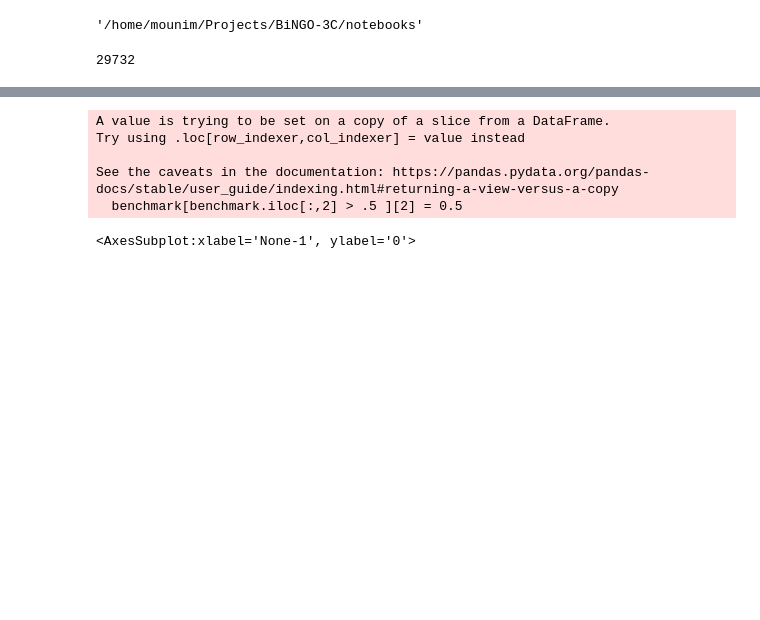
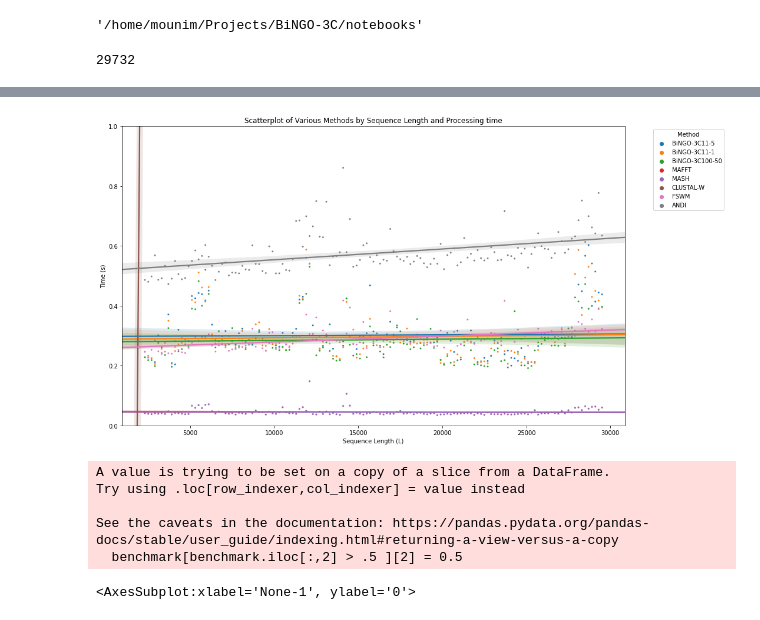
Before and after one commit to mouneem/BiNGO-3C, a Jupyter notebook: notebooks/workflow/Benchmark.ipynb, the cells around one changed output, grey strips where cells are left out. Saved outputs shown, nothing was run; the diff lists cells and outputs as text; code cells hidden in the pictures; blank space fills up the shorter version.

```diff
--- a/notebooks/workflow/Benchmark.ipynb
+++ b/notebooks/workflow/Benchmark.ipynb
@@ -242,3 +203,23 @@ each sequence must be longer than 1000 base pairs
+# %%
+df
+plt.figure(figsize=(15, 8))
+df2 = df
+# df2 = df2[df2['t']<1]
+sns.scatterplot(data=df2, x="L", y="t", hue="Method", s = 10)
+
+# Adding a regression line for each method
+for method in df2['Method'].unique():
+    sns.regplot(data=df2[df2['Method'] == method], x="L", y="t", scatter=False, truncate=False)
+
+plt.title("Scatterplot of Various Methods by Sequence Length and Processing time")
+plt.xlabel("Sequence Length (L)")
+plt.ylabel("Time (s)")
+plt.ylim(0, 1)  # Setting the y-axis limit to show values less than 1
+plt.legend(title="Method", bbox_to_anchor=(1.05, 1), loc='upper left')
+plt.tight_layout()
+plt.show()
+# %% [output]
+[figure, added]
 # %%
 benchmark = pd.DataFrame(Benchmarking)
 benchmark[benchmark.iloc[:,2] > .5 ][2] = 0.5
```
Also changed, not shown: parts of 5 cells of this notebook, 14 other files.
